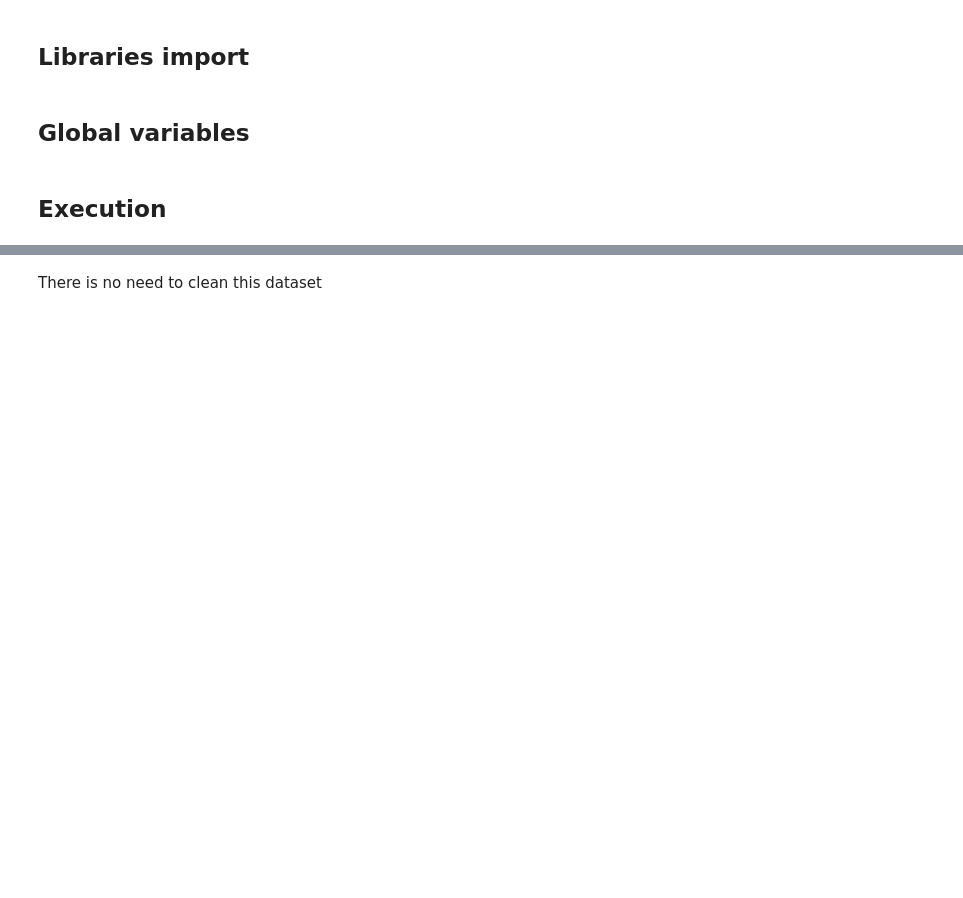
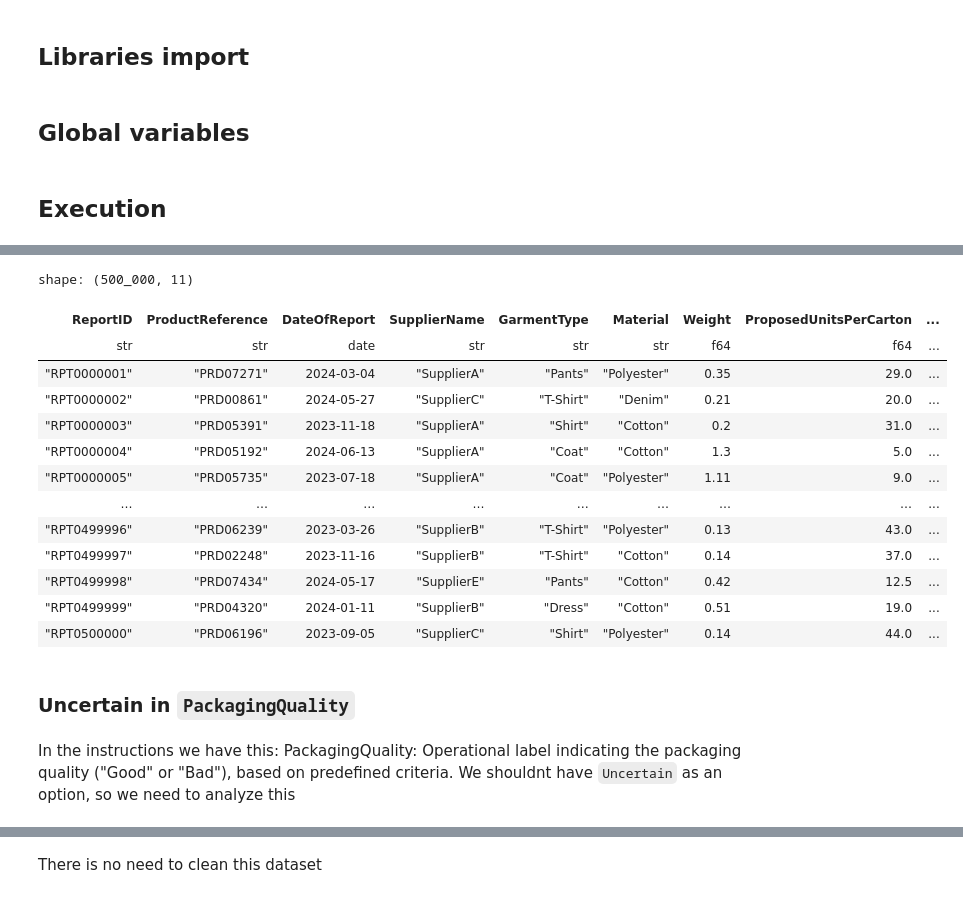
Before and after one commit to uligt/capstone, a Jupyter notebook: notebooks/1. Data cleaning.ipynb, the cells around one changed output, grey strips where cells are left out. Cells and saved outputs as stored; diff of their text form; code cells hidden in the pictures; blank space fills up the shorter version.

```diff
--- a/notebooks/1. Data cleaning.ipynb
+++ b/notebooks/1. Data cleaning.ipynb
@@ -57,0 +642,34 @@ df_density_report = df_density_report.with_columns([
+# %%
+# 3. Join the calculated group medians back
+df_impute_step = df_density_report.join(
+    median_map_garment, on='GarmentType', how='left'
+)
+
+# 4. Impute using coalesce (Original -> Group Median -> Global Median)
+df_imputed = df_impute_step.with_columns(
+    pl.coalesce(
+        pl.col('ProposedUnitsPerCarton'),
+        pl.col('MedianUnits_Garment'),
+        pl.lit(global_valid_median)
+    ).alias('ProposedUnitsPerCarton_Imputed')
+)
+
+# 5. Clean up temporary column and overwrite original
+df_final = df_imputed.drop(['MedianUnits_Garment'])
+df_final = df_final.with_columns(
+    pl.col('ProposedUnitsPerCarton_Imputed').alias('ProposedUnitsPerCarton')
+).drop('ProposedUnitsPerCarton_Imputed')
+
+
+# Verification
+final_null_count = df_final['ProposedUnitsPerCarton'].is_null().sum()
+print(f"\nNull count in ProposedUnitsPerCarton AFTER imputation: {final_null_count}")
+
+if final_null_count == 0:
+    print("Successfully imputed all null values.")
+    print("Describe ProposedUnitsPerCarton after imputation")
+    print(df_final.select(pl.col('ProposedUnitsPerCarton')).describe())
+else:
+    print(f"Warning: {final_null_count} null values remain. Review median calculations and fallback.")
+
+df_density_report = df_final
@@ -57,0 +696,22 @@ df_density_report = df_density_report.with_columns([
+# %%
+df_density_report
+# %% [output]
+shape: (500_000, 11)
+| ReportID | ProductReference | DateOfReport | SupplierName | GarmentType | Material | Weight | ProposedUnitsPerCarton | ... |
+| str | str | date | str | str | str | f64 | f64 | ... |
+| "RPT0000001" | "PRD07271" | 2024-03-04 | "SupplierA" | "Pants" | "Polyester" | 0.35 | 29.0 | ... |
+| "RPT0000002" | "PRD00861" | 2024-05-27 | "SupplierC" | "T-Shirt" | "Denim" | 0.21 | 20.0 | ... |
+| "RPT0000003" | "PRD05391" | 2023-11-18 | "SupplierA" | "Shirt" | "Cotton" | 0.2 | 31.0 | ... |
+| "RPT0000004" | "PRD05192" | 2024-06-13 | "SupplierA" | "Coat" | "Cotton" | 1.3 | 5.0 | ... |
+| "RPT0000005" | "PRD05735" | 2023-07-18 | "SupplierA" | "Coat" | "Polyester" | 1.11 | 9.0 | ... |
+| … | … | … | … | … | … | … | … | ... |
+| "RPT0499996" | "PRD06239" | 2023-03-26 | "SupplierB" | "T-Shirt" | "Polyester" | 0.13 | 43.0 | ... |
+| "RPT0499997" | "PRD02248" | 2023-11-16 | "SupplierB" | "T-Shirt" | "Cotton" | 0.14 | 37.0 | ... |
+| "RPT0499998" | "PRD07434" | 2024-05-17 | "SupplierE" | "Pants" | "Cotton" | 0.42 | 12.5 | ... |
+| "RPT0499999" | "PRD04320" | 2024-01-11 | "SupplierB" | "Dress" | "Cotton" | 0.51 | 19.0 | ... |
+| "RPT0500000" | "PRD06196" | 2023-09-05 | "SupplierC" | "Shirt" | "Polyester" | 0.14 | 44.0 | ... |
+# %% [markdown]
+### Uncertain in `PackagingQuality`
+# %% [markdown]
+In the instructions we have this: PackagingQuality: Operational label indicating the packaging quality ("Good" or "Bad"),
+based on predefined criteria. We shouldnt have `Uncertain` as an option, so we need to analyze this
```
Also changed, not shown: parts of 76 cells of this notebook, 6 other files.
